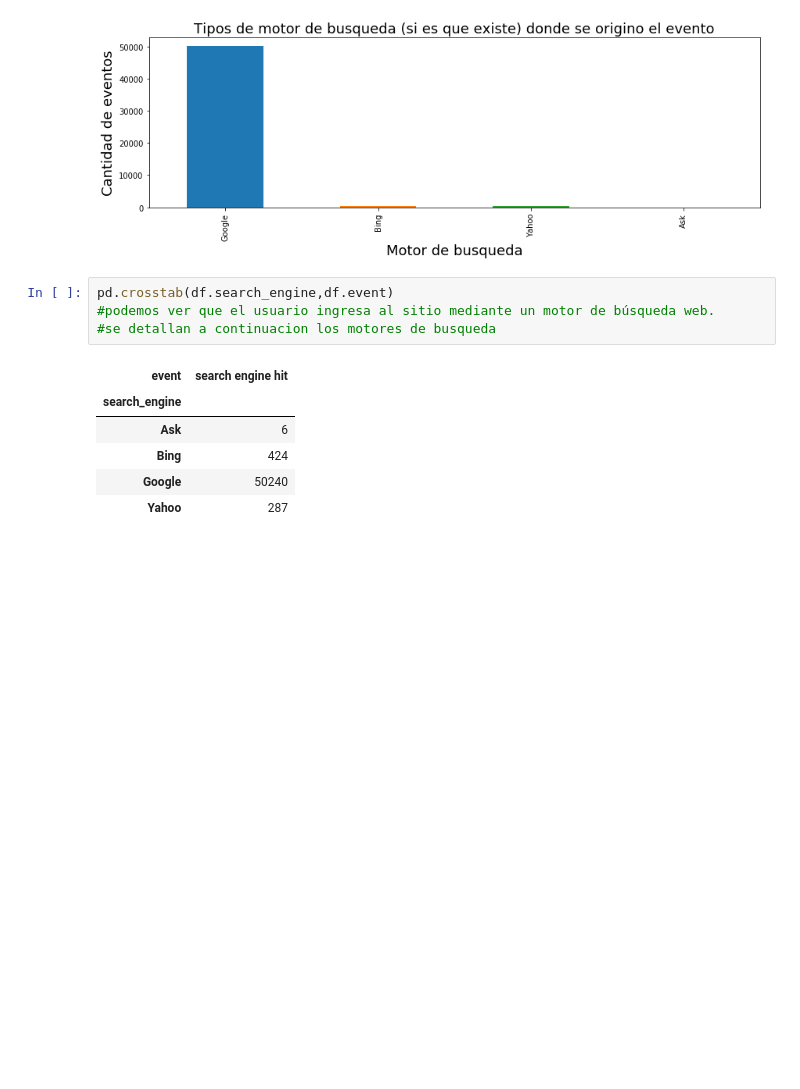
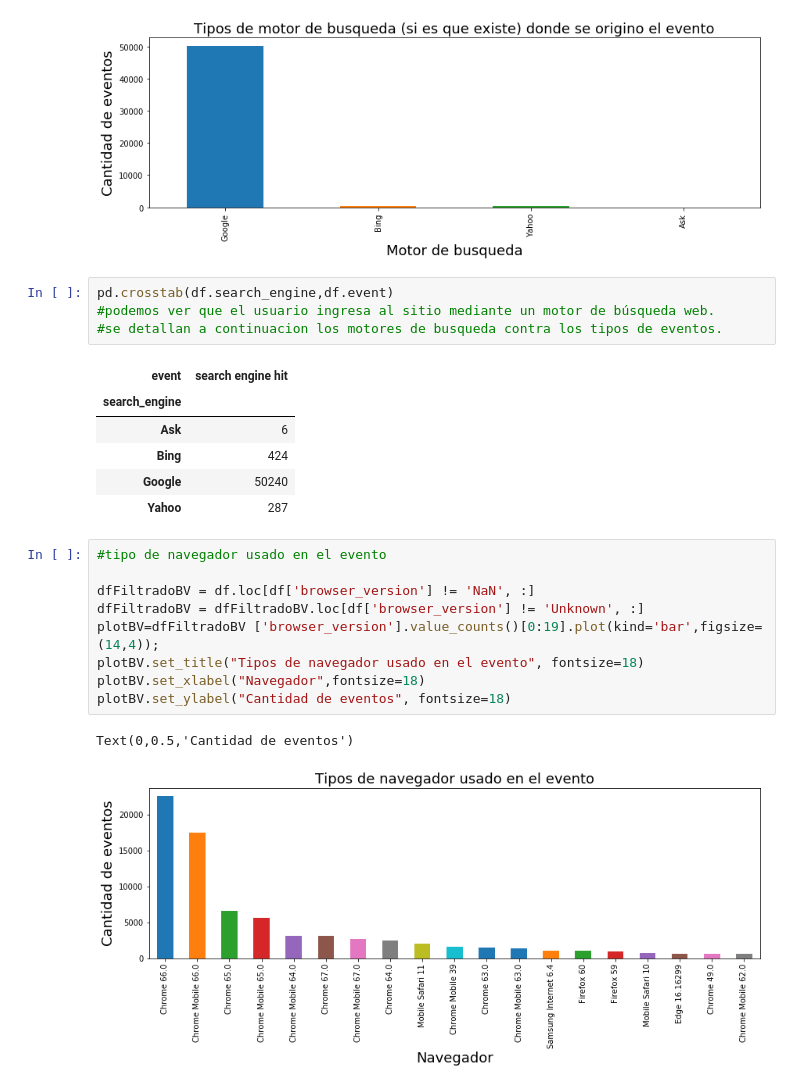
Before and after one commit to MartinCohen98/OrganizacionDeDatosTP1, a Jupyter notebook: AnalisisExploratorioTrocafoneBarbara.ipynb, the cells around one changed output. Cells and saved outputs as stored; diff of their text form; blank space fills up the shorter version.

Commit message:
actualizo plots

```diff
--- a/AnalisisExploratorioTrocafoneBarbara.ipynb
+++ b/AnalisisExploratorioTrocafoneBarbara.ipynb
@@ -278,7 +346,7 @@ Text(0,0.5,'Cantidad de eventos')
 # %%
 pd.crosstab(df.search_engine,df.event)
 #podemos ver que el usuario ingresa al sitio mediante un motor de búsqueda web.
-#se detallan a continuacion los motores de busqueda
+#se detallan a continuacion los motores de busqueda contra los tipos de eventos.
 # %% [output]
 | event | search engine hit |
 | search_engine |  |
@@ -286,3 +354,15 @@ pd.crosstab(df.search_engine,df.event)
 | Bing | 424 |
 | Google | 50240 |
 | Yahoo | 287 |
+# %%
+#tipo de navegador usado en el evento
+
+dfFiltradoBV = df.loc[df['browser_version'] != 'NaN', :]
+dfFiltradoBV = dfFiltradoBV.loc[df['browser_version'] != 'Unknown', :]
+plotBV=dfFiltradoBV ['browser_version'].value_counts()[0:19].plot(kind='bar',figsize=(14,4));
+plotBV.set_title("Tipos de navegador usado en el evento", fontsize=18)
+plotBV.set_xlabel("Navegador",fontsize=18)
+plotBV.set_ylabel("Cantidad de eventos", fontsize=18)
+# %% [output]
+Text(0,0.5,'Cantidad de eventos')
+[figure, added]
```
Also changed, not shown: parts of 8 cells of this notebook.
